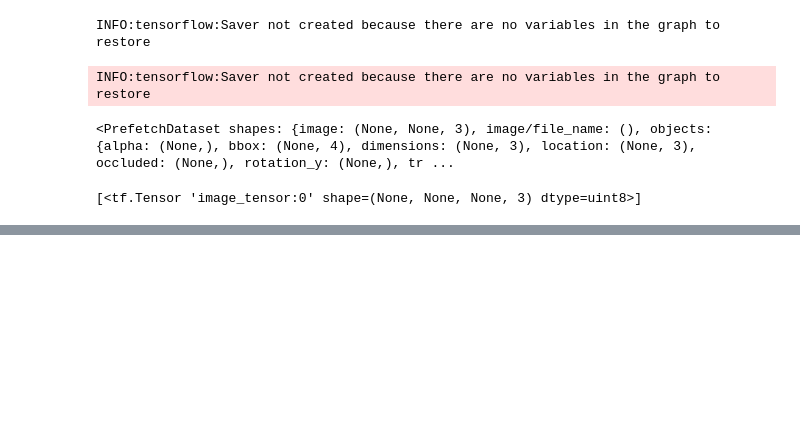
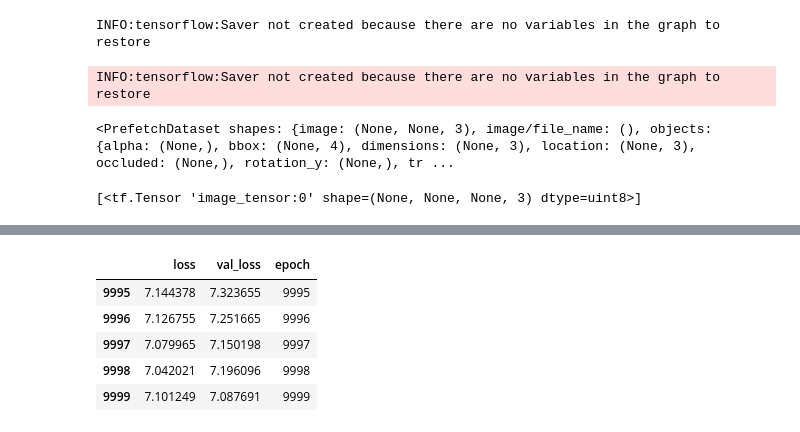
Before and after one commit to joelbudu/hazard-detection, a Jupyter notebook: hazard_detection-0.ipynb, the cells around one changed output, grey strips where cells are left out. Cells and saved outputs as stored; diff of their text form; code cells hidden in the pictures; blank space fills up the shorter version.

```diff
--- a/hazard_detection-0.ipynb
+++ b/hazard_detection-0.ipynb
@@ -241,0 +332,38 @@ def run_inference_for_single_image(model, image):
+# %%
+# TRAINING MODE
+
+
+# ----------- create model ----------- #
+model = keras.Sequential()
+model.add(Dense(6, input_dim=4, kernel_initializer='normal', activation='relu'))
+model.add(Dense(150, kernel_initializer='normal', activation='relu'))
+model.add(Dense(150, kernel_initializer='normal', activation='relu'))
+model.add(Dense(100, kernel_initializer='normal', activation='relu'))
+model.add(Dense(3, kernel_initializer='normal'))
+
+
+# opt = tf.keras.optimizers.Adam(
+#     learning_rate=0.001
+# )
+# model = multi_gpu_model(model, gpus=2)
+model.compile(loss='mean_squared_error',optimizer='adam')
+
+# ----------- define callbacks ----------- #
+earlyStopping = EarlyStopping(monitor='val_loss', patience=10, verbose=0, mode='min')
+reduce_lr_loss = ReduceLROnPlateau(monitor='val_loss', factor=0.1, patience=7,
+                verbose=1, min_delta=1e-4, mode='min')
+modelname = "model@{}".format(int(time.time()))
+tensorboard = TensorBoard(log_dir="logs/{}".format(modelname))
+
+# ----------- start training ----------- #
+history = model.fit(X_train, y_train,
+            validation_split=0.1, epochs=10000, batch_size=8000,verbose=0, callbacks=[tensorboard, TqdmCallback(verbose=1)])
+
+
+# ----------- save model and weights ----------- #
+model_json = model.to_json()
+with open("generated_files/{}.json".format(modelname), "w") as json_file:
+   json_file.write(model_json)
+
+model.save_weights("generated_files/{}.h5".format(modelname))
+print("Saved model to disk")
@@ -241,0 +398,11 @@ def run_inference_for_single_image(model, image):
+# %%
+hist = pd.DataFrame(history.history)
+hist['epoch'] = history.epoch
+hist.tail()
+# %% [output]
+|  | loss | val_loss | epoch |
+| 9995 | 7.144378 | 7.323655 | 9995 |
+| 9996 | 7.126755 | 7.251665 | 9996 |
+| 9997 | 7.079965 | 7.150198 | 9997 |
+| 9998 | 7.042021 | 7.196096 | 9998 |
+| 9999 | 7.101249 | 7.087691 | 9999 |
```
Also changed, not shown: parts of 42 cells of this notebook, 2 other files.
